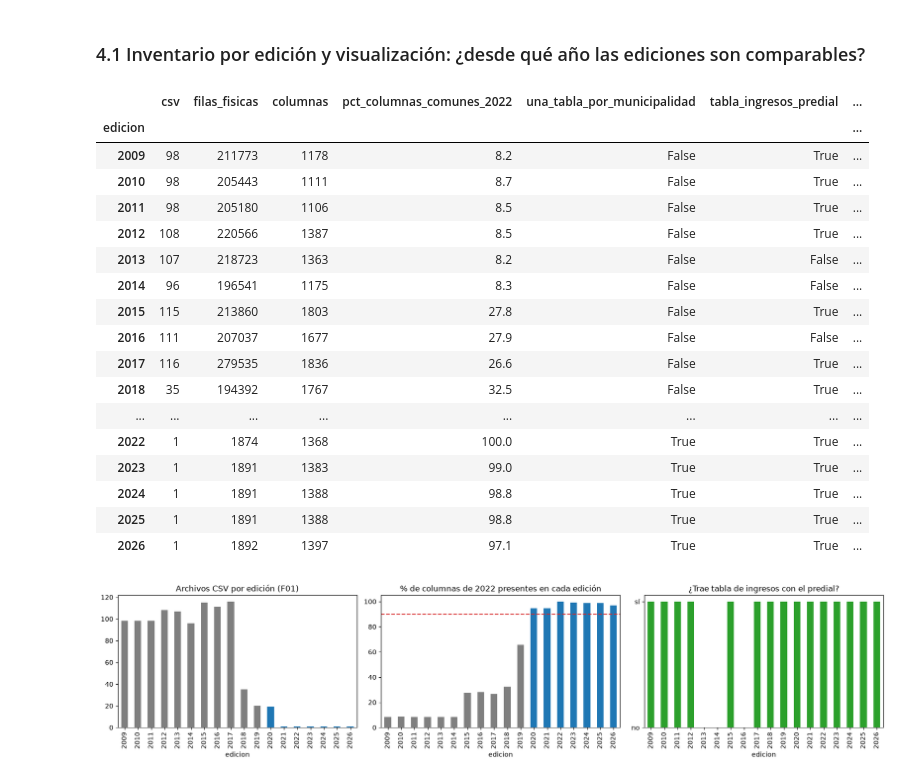
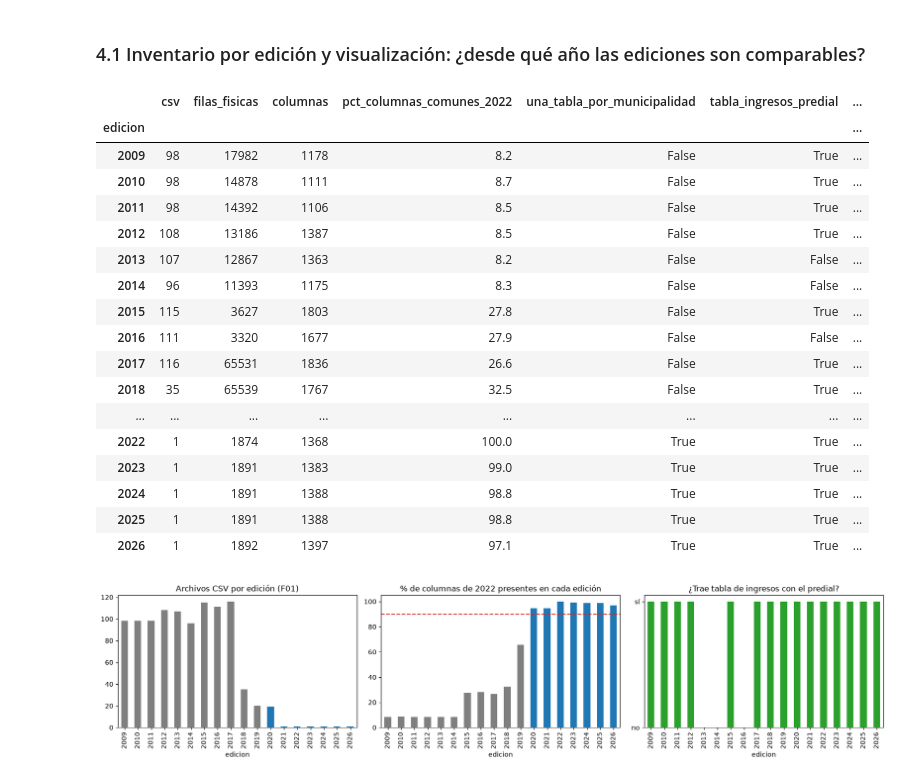
Before and after one commit to Rodriqg/Analisis-Presupuesto-Ejecucion-MEF, a Jupyter notebook: data/bronze/02_bronze_perfilado.ipynb, the cells around one changed output. Saved outputs shown, nothing was run; the diff lists cells and outputs as text; code cells hidden in the pictures.

```diff
--- a/data/bronze/02_bronze_perfilado.ipynb
+++ b/data/bronze/02_bronze_perfilado.ipynb
@@ -565,0 +349,23 @@ Municipalidades con tipo (2019–2026): 1449 | cambian de tipo desde 2019: 0
+# %%
+f2 = df_fmt[df_fmt["fuente"] == "F2"].sort_values("archivo")
+SENSIBLES_F2 = {"CORREO", "USUARIO_ENVIO_ID"}          # datos personales: solo se cuentan
+CONTENIDO_F2 = {   # (qué es, uso propuesto en Silver)
+    "rentas_ano_aplicacion.csv":       ("Catálogo de años y periodos de evaluación (fechas de cierre)", "No (referencia)"),
+    "rentas_entidad_estado.csv":       ("Una fila por municipalidad × año × periodo: estado de la meta y CLASIFICACION A–G", "Sí: clasificación A–G"),
+    "rentas_esat_estadistica_atm.csv": ("Estadística del predial por municipalidad: emisión, base imponible, recaudación, contribuyentes, predios", "Sí: montos del predial"),
+    "rentas_estadistica.csv":          ("Catálogo: año y mes de estadística que pide cada formulario", "No (referencia)"),
+    "rentas_formulario.csv":           ("Catálogo de formularios de la meta", "No (referencia)"),
+    "rentas_preguntas.csv":            ("Catálogo de preguntas de cada formulario", "No (referencia)"),
+    "rentas_respuestas.csv":           ("Respuesta de cada municipalidad a cada pregunta", "Probablemente no"),
+}
+dfs_f2, resumen_f2 = {}, []
+for r in f2.itertuples():
+    d = leer_csv(spark, r.abs, detectar_formato(RAIZ / r.ruta), corrupto=True).cache()
+    n, corr = d.count(), d.where(F.col("_corrupt_record").isNotNull()).count()
+    dfs_f2[r.archivo] = d.where(F.col("_corrupt_record").isNull()).drop("_corrupt_record").cache()
+    que, uso = CONTENIDO_F2[r.archivo]
+    resumen_f2.append({"archivo": r.archivo, "contenido": que, "filas": n, "filas_mal_formadas": corr,
+                       "columnas": len(dfs_f2[r.archivo].columns),
+                       "datos_personales": ", ".join(sorted(SENSIBLES_F2 & set(d.columns))) or "—", "uso_propuesto": uso})
+pd.set_option("display.max_colwidth", 110)
+display(pd.DataFrame(resumen_f2).set_index("archivo"))
@@ -565,0 +386,16 @@ Municipalidades con tipo (2019–2026): 1449 | cambian de tipo desde 2019: 0
+# %%
+LLAVES_F2 = {
+    "rentas_ano_aplicacion.csv":       ["ANO_APLICACION", "PERIODO"],
+    "rentas_entidad_estado.csv":       ["SEC_EJEC", "ANO_APLICACION", "PERIODO"],
+    "rentas_esat_estadistica_atm.csv": ["SEC_EJEC", "ANO_APLICACION", "PERIODO", "ANO_ESTADISTICA", "MES_ESTADISTICA", "FORMULARIO_ID"],
+    "rentas_estadistica.csv":          ["ANO_APLICACION", "PERIODO", "FORMULARIO_ID", "ANO_ESTADISTICA", "MES_ESTADISTICA"],
+    "rentas_formulario.csv":           ["ANO_APLICACION", "PERIODO", "FORMULARIO_ID"],
+    "rentas_preguntas.csv":            ["ANO_APLICACION", "PERIODO", "PREGUNTA_ID"],
+    "rentas_respuestas.csv":           ["SEC_EJEC", "ANO_APLICACION", "RESPUESTA_ID"],
+}
+llaves = []
+for a, k in LLAVES_F2.items():
+    d = dfs_f2[a]
+    n, distintas = d.count(), d.select(*k).distinct().count()
+    llaves.append({"archivo": a, "llave": " + ".join(k), "filas": n, "duplicados_por_llave": n - distintas})
+display(pd.DataFrame(llaves).set_index("archivo"))
@@ -570,39 +505,39 @@ Municipalidades con tipo (2019–2026): 1449 | cambian de tipo desde 2019: 0
 # %%
 f01 = f3[f3["formulario"] == "F01 municipalidades"]
 cols_ed = {a: set().union(*map(set, g["lista_columnas"])) for a, g in f01.groupby("anio")}
 base = {c.upper() for c in cols_ed[2022]}
 
 # ¿La edición trae la tabla de ingresos con el predial? (búsqueda en sus diccionarios PDF)
 logging.getLogger("pypdf").setLevel(logging.ERROR)
 from pypdf import PdfReader
 def tabla_ingresos(anio):
     pdfs = man[(man["fuente"] == "F3") & (man["anio"] == anio) & (man["ext"] == "pdf") & ~man["ruta"].str.contains("_F02_")]["ruta"]
     t = re.sub(r"\s+", " ", " ".join(" ".join((pg.extract_text() or "") for pg in PdfReader(RAIZ / p).pages) for p in pdfs))
     cod = re.findall(r"\b([PC]\d{2,3}(?:_\d+)+)\s+(?:Ingresos corrientes ?/ ?)?Impuestos[^/]{0,50}/ ?Predial", t)
     return bool(re.search(r"Impuestos( y contribucione ?s obligatorias)? ?/ ?Predial", t, re.I)), (cod[0] if cod else None)
 
 inv = []
 for a, g in f01.groupby("anio"):
     tiene, cod = tabla_ingresos(a)
-    inv.append({"edicion": a, "csv": len(g), "filas_fisicas": int(g["filas_fisicas"].sum()), "columnas": len(cols_ed[a]),
+    inv.append({"edicion": a, "csv": len(g), "filas_fisicas": int(g["filas_fisicas"].max()), "columnas": len(cols_ed[a]),
                 "pct_columnas_comunes_2022": round(100 * len(base & {c.upper() for c in cols_ed[a]}) / len(base), 1),
                 "una_tabla_por_municipalidad": len(g) == 1, "tabla_ingresos_predial": tiene, "codigo_predial": cod,
                 "encoding": "/".join(sorted(set(g["encoding"])))})
 df_inv = pd.DataFrame(inv).set_index("edicion")
 display(df_inv)
 # %% [output]
 |  | csv | filas_fisicas | columnas | pct_columnas_comunes_2022 | una_tabla_por_municipalidad | tabla_ingresos_predial | ... |
 | edicion |  |  |  |  |  |  | ... |
-| 2009 | 98 | 211773 | 1178 | 8.2 | False | True | ... |
-| 2010 | 98 | 205443 | 1111 | 8.7 | False | True | ... |
-| 2011 | 98 | 205180 | 1106 | 8.5 | False | True | ... |
-| 2012 | 108 | 220566 | 1387 | 8.5 | False | True | ... |
-| 2013 | 107 | 218723 | 1363 | 8.2 | False | False | ... |
-| 2014 | 96 | 196541 | 1175 | 8.3 | False | False | ... |
-| 2015 | 115 | 213860 | 1803 | 27.8 | False | True | ... |
-| 2016 | 111 | 207037 | 1677 | 27.9 | False | False | ... |
-| 2017 | 116 | 279535 | 1836 | 26.6 | False | True | ... |
-| 2018 | 35 | 194392 | 1767 | 32.5 | False | True | ... |
+| 2009 | 98 | 17982 | 1178 | 8.2 | False | True | ... |
+| 2010 | 98 | 14878 | 1111 | 8.7 | False | True | ... |
+| 2011 | 98 | 14392 | 1106 | 8.5 | False | True | ... |
+| 2012 | 108 | 13186 | 1387 | 8.5 | False | True | ... |
+| 2013 | 107 | 12867 | 1363 | 8.2 | False | False | ... |
+| 2014 | 96 | 11393 | 1175 | 8.3 | False | False | ... |
+| 2015 | 115 | 3627 | 1803 | 27.8 | False | True | ... |
+| 2016 | 111 | 3320 | 1677 | 27.9 | False | False | ... |
+| 2017 | 116 | 65531 | 1836 | 26.6 | False | True | ... |
+| 2018 | 35 | 65539 | 1767 | 32.5 | False | True | ... |
 | ... | ... | ... | ... | ... | ... | ... | ... |
 | 2022 | 1 | 1874 | 1368 | 100.0 | True | True | ... |
 | 2023 | 1 | 1891 | 1383 | 99.0 | True | True | ... |
```
Also changed, not shown: parts of 37 cells of this notebook, 25 other files.
